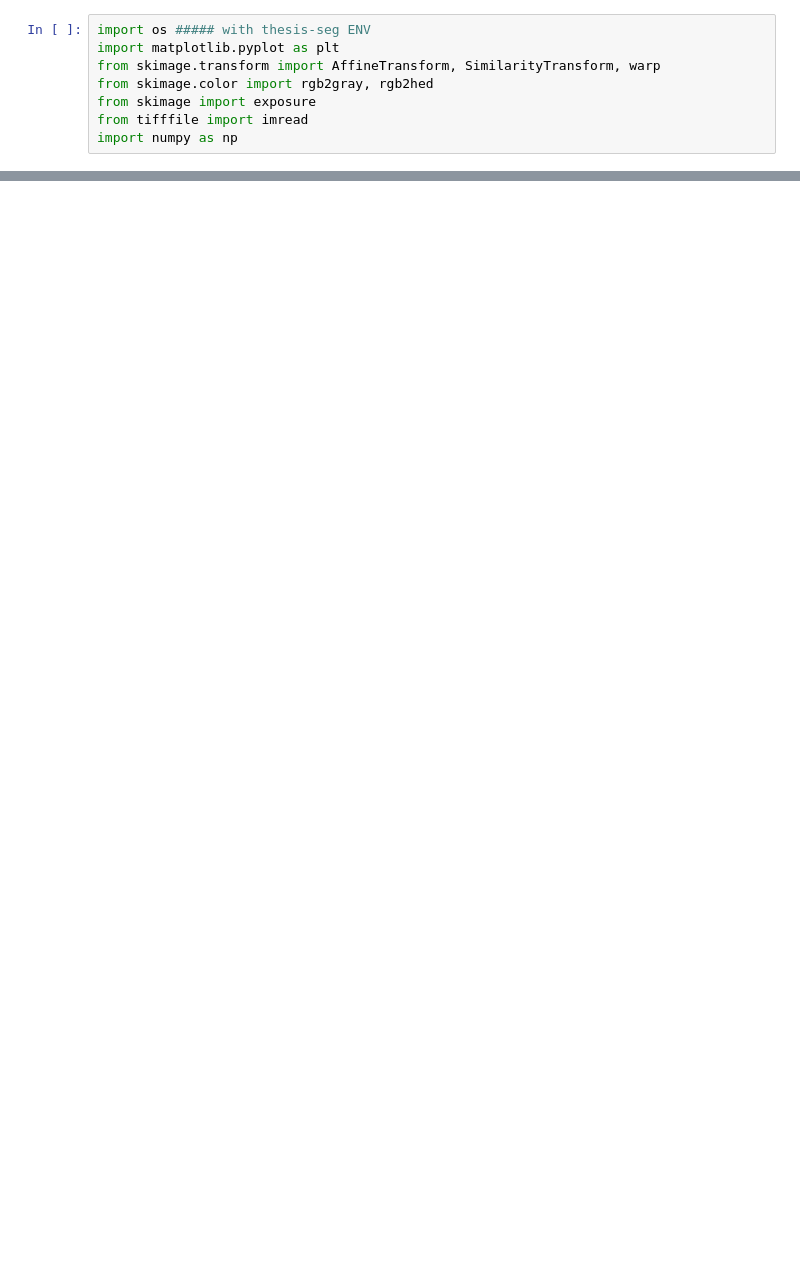
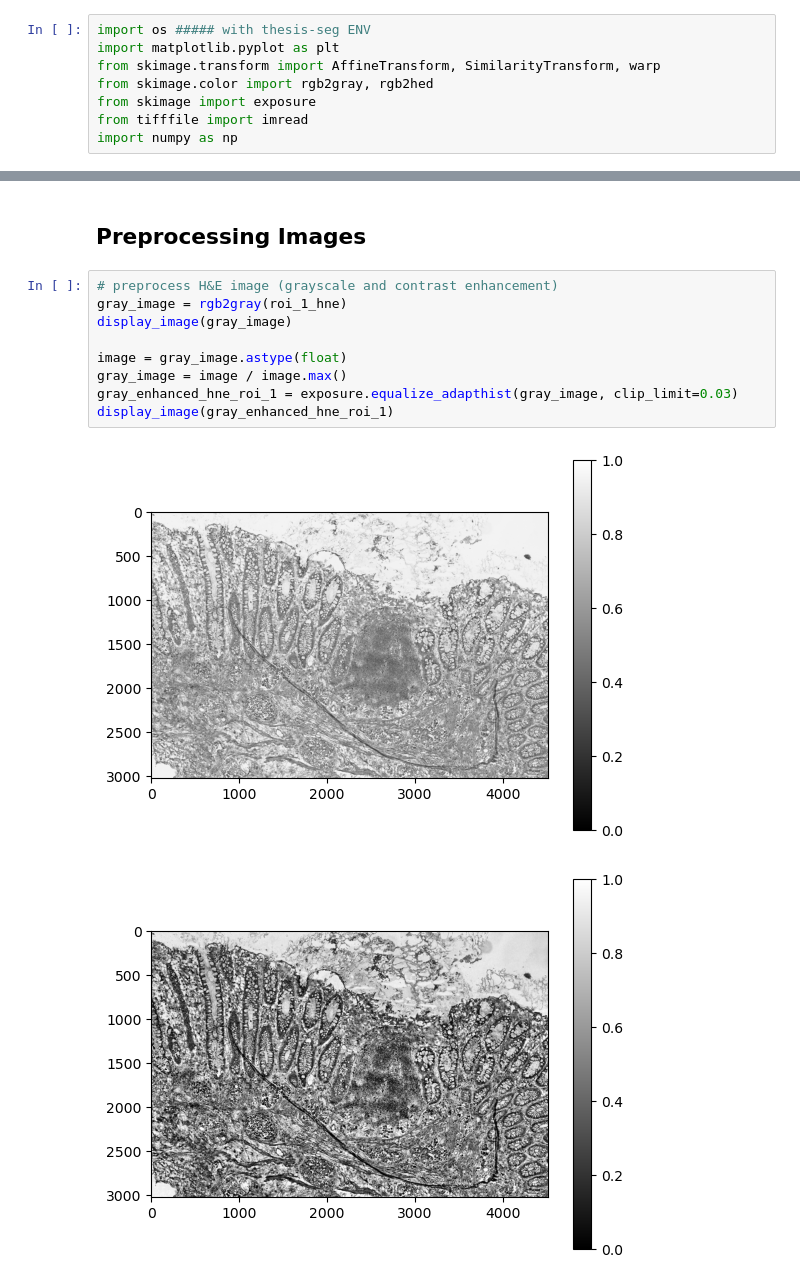
Before and after one commit to tckumarasekara/Integration-of-HnE-Staining-and-Highly-Multiplexed-Tissue-Imaging, a Jupyter notebook: src/data_loading/testing_registration_with_realdata.ipynb, the cells around one changed output, grey strips where cells are left out. Drawn from its saved outputs; the diff is of its cells as text; blank space fills up the shorter version.

```diff
--- a/src/data_loading/testing_registration_with_realdata.ipynb
+++ b/src/data_loading/testing_registration_with_realdata.ipynb
@@ -41,0 +47,14 @@ print(images_data[0].shape)
+# %% [markdown]
+## Preprocessing Images
+# %%
+# preprocess H&E image (grayscale and contrast enhancement)
+gray_image = rgb2gray(roi_1_hne)
+display_image(gray_image)
+
+image = gray_image.astype(float)
+gray_image = image / image.max()
+gray_enhanced_hne_roi_1 = exposure.equalize_adapthist(gray_image, clip_limit=0.03)
+display_image(gray_enhanced_hne_roi_1)
+# %% [output]
+[figure, added]
+[figure, added]
```
Also changed, not shown: parts of 6 cells of this notebook.
